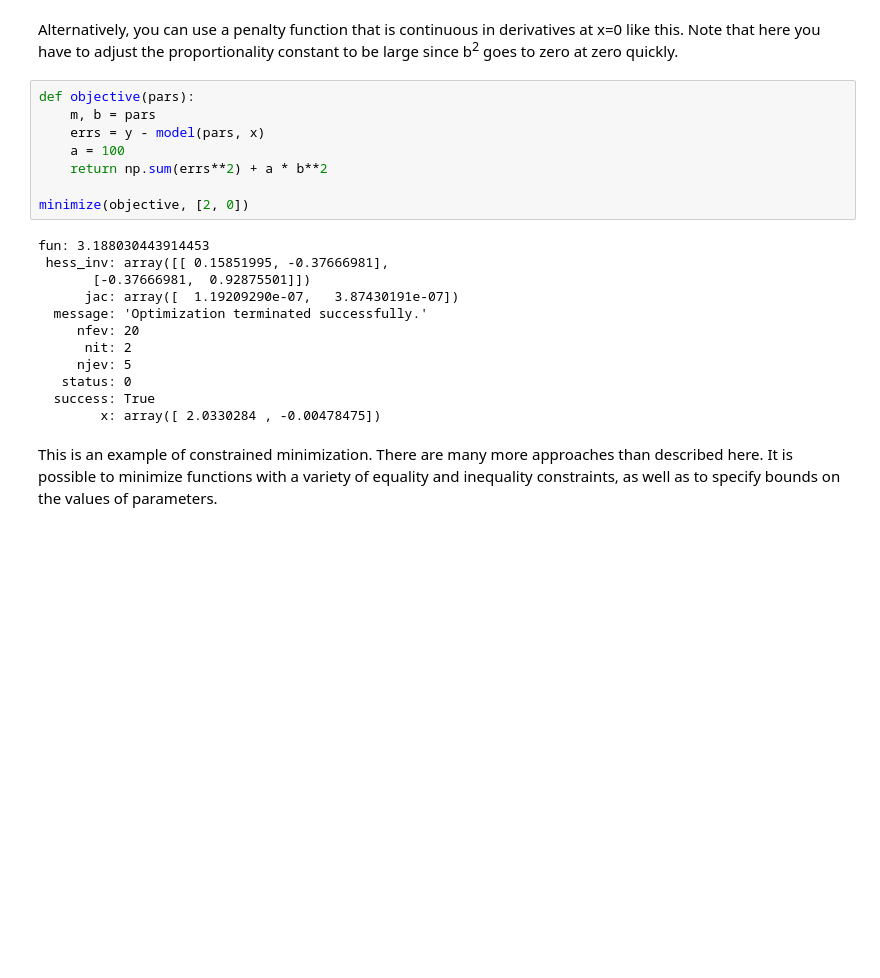
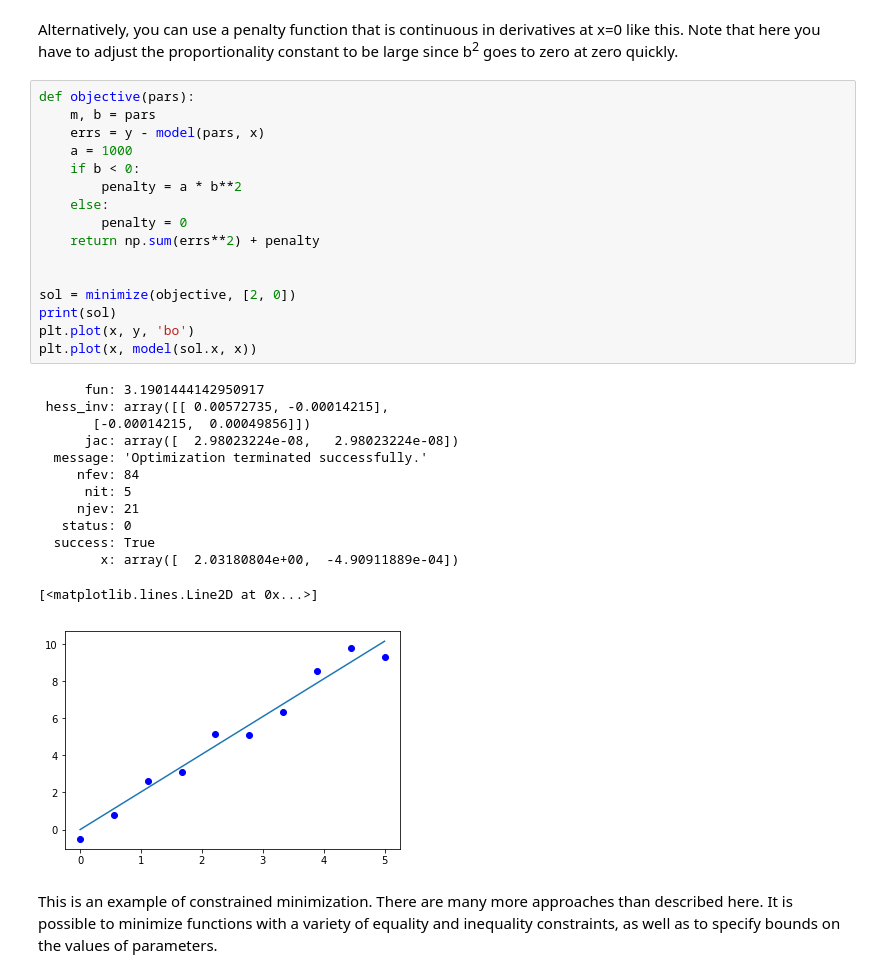
Before and after one commit to jkitchin/f18-06623, a Jupyter notebook: lectures/12-nonlinear-regression-2.ipynb, the cells around one changed output. Saved outputs shown, nothing was run; the diff lists cells and outputs as text; blank space fills up the shorter version.

```diff
--- a/lectures/12-nonlinear-regression-2.ipynb
+++ b/lectures/12-nonlinear-regression-2.ipynb
@@ -368,23 +414,33 @@ Alternatively, you can use a penalty function that is continuous in derivatives
 # %%
 def objective(pars):
     m, b = pars
     errs = y - model(pars, x)
-    a = 100
-    return np.sum(errs**2) + a * b**2
+    a = 1000
+    if b < 0:
+        penalty = a * b**2
+    else:
+        penalty = 0
+    return np.sum(errs**2) + penalty
 
-minimize(objective, [2, 0])
+
+sol = minimize(objective, [2, 0])
+print(sol)
+plt.plot(x, y, 'bo')
+plt.plot(x, model(sol.x, x))
 # %% [output]
-fun: 3.188030443914453
- hess_inv: array([[ 0.15851995, -0.37666981],
-       [-0.37666981,  0.92875501]])
-      jac: array([  1.19209290e-07,   3.87430191e-07])
+      fun: 3.1901444142950917
+ hess_inv: array([[ 0.00572735, -0.00014215],
+       [-0.00014215,  0.00049856]])
+      jac: array([  2.98023224e-08,   2.98023224e-08])
   message: 'Optimization terminated successfully.'
-     nfev: 20
-      nit: 2
-     njev: 5
+     nfev: 84
+      nit: 5
+     njev: 21
    status: 0
   success: True
-        x: array([ 2.0330284 , -0.00478475])
+        x: array([  2.03180804e+00,  -4.90911889e-04])
+[<matplotlib.lines.Line2D at 0x...>]
+[figure, added]
 # %% [markdown]
 This is an example of constrained minimization. There are many more approaches than described here. It is possible to minimize functions with a variety of equality and inequality constraints, as well as to specify bounds on the values of parameters.
 # %% [markdown]
```
Also changed, not shown: parts of 14 cells of this notebook.
